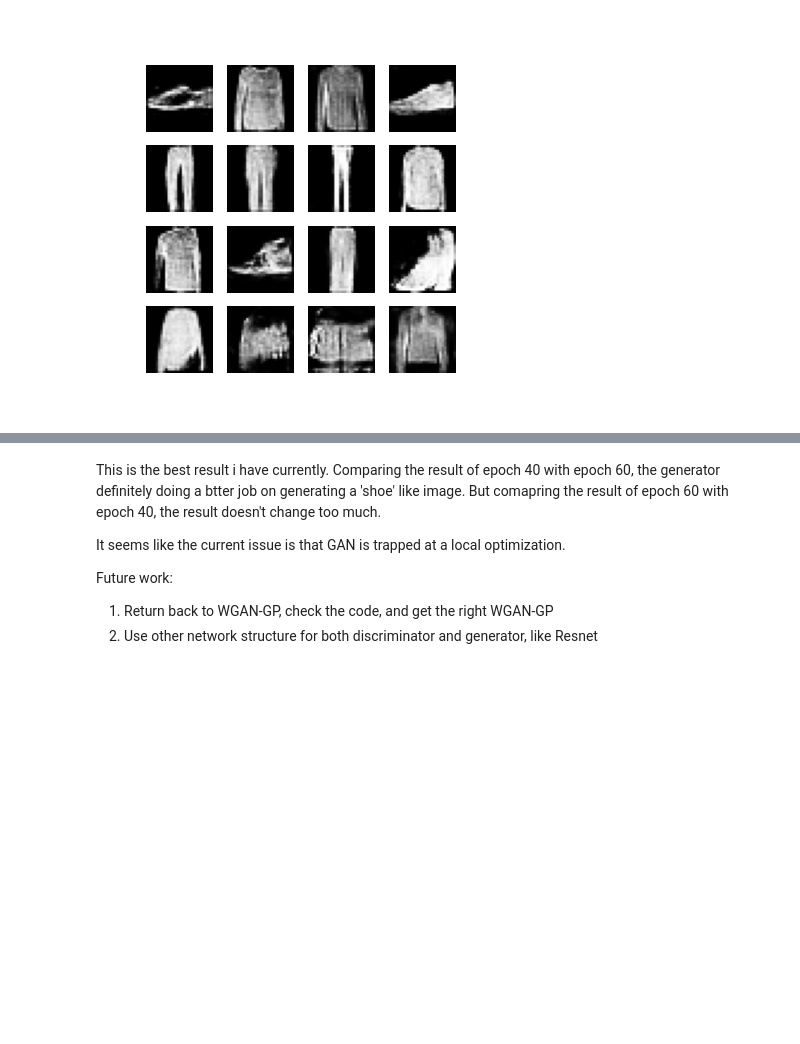
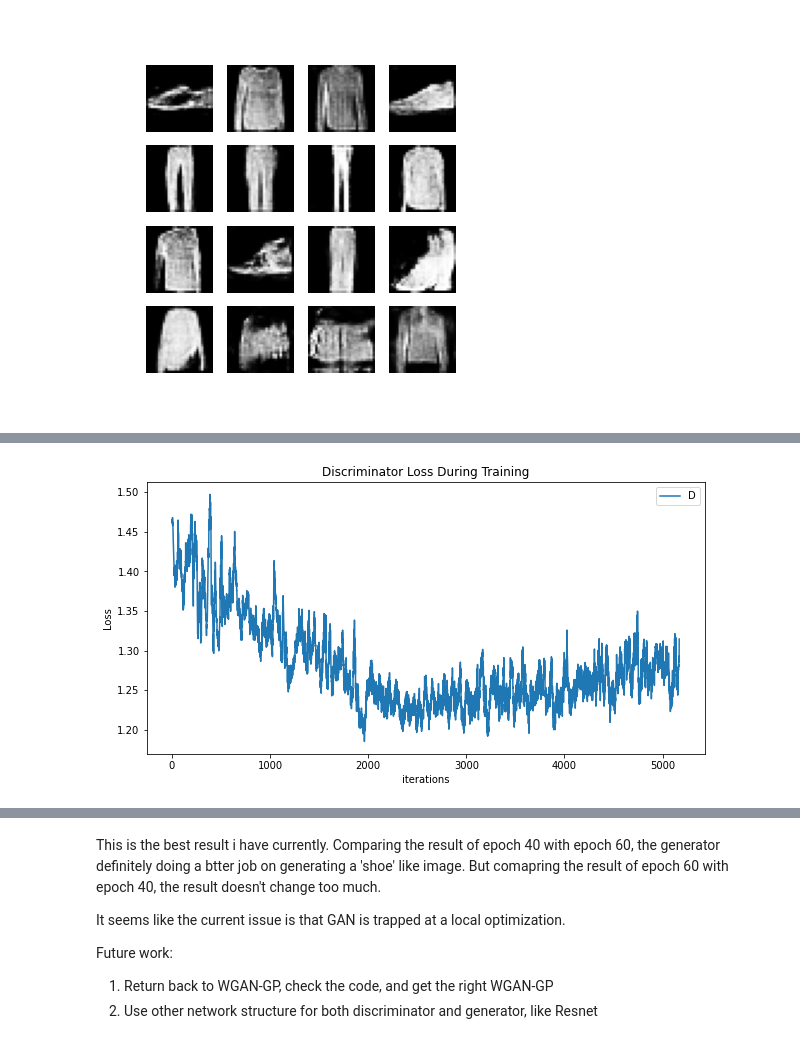
Before and after one commit to jjkindergarten/fashion_gan, a Jupyter notebook: src/presentation.ipynb, the cells around one changed output, grey strips where cells are left out. Saved outputs shown, nothing was run; the diff lists cells and outputs as text; code cells hidden in the pictures; blank space fills up the shorter version.

```diff
--- a/src/presentation.ipynb
+++ b/src/presentation.ipynb
@@ -212,0 +222,10 @@ D_fake = loss_db['D_fake']
+# %%
+plt.figure(figsize=(10,5))
+plt.title("Discriminator Loss During Training")
+plt.plot(D_loss,label="D")
+plt.xlabel("iterations")
+plt.ylabel("Loss")
+plt.legend()
+plt.show()
+# %% [output]
+[figure, added]
```
Also changed, not shown: parts of 4 cells of this notebook, 1 other file.
